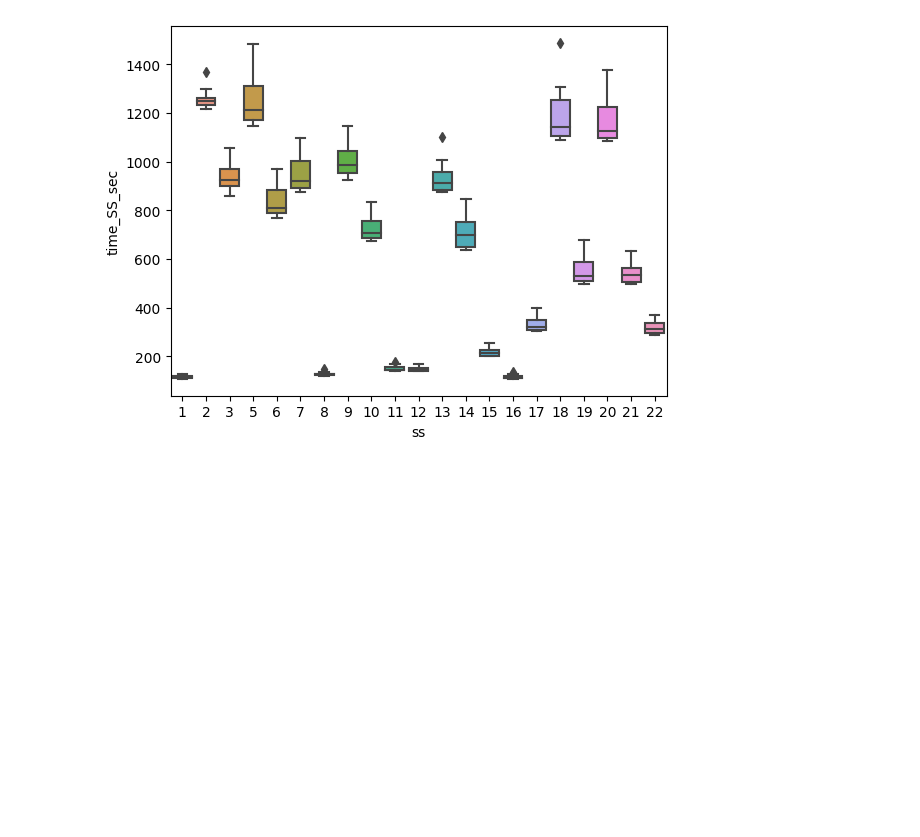
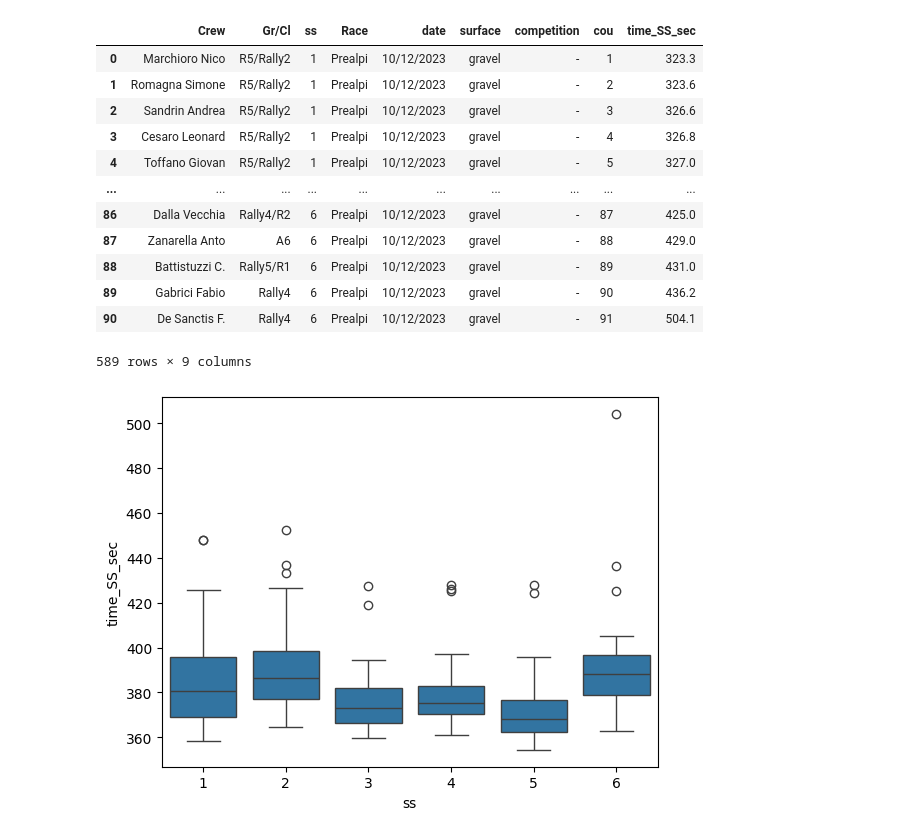
Before and after one commit to teneatis/results2023, a Jupyter notebook: otherRallies/prealpi2023/Prealpi.ipynb, the cells around one changed output. Cells and saved outputs as stored; diff of their text form; code cells hidden in the pictures; blank space fills up the shorter version.

```diff
--- a/otherRallies/prealpi2023/Prealpi.ipynb
+++ b/otherRallies/prealpi2023/Prealpi.ipynb
@@ -63,7 +61,7 @@ rally2023_stages['date'] = raceDate
 rally2023_stages['surface'] = surface
 rally2023_stages['competition'] = competition
 rally2023_stages['Crew'] = rally2023_stages['Crew'].str[:14]
-rally2023_stages['Gr/Cl'] = rally2023_stages['Gr/Cl'].str[:3]
+#rally2023_stages['Gr/Cl'] = rally2023_stages['Gr/Cl'].str[:3]
 rally2023_stages = rally2023_stages.sort_values(by=['Race', 'ss'])
 rally2023_stages['cou']= rally2023_stages.groupby(['Race', 'ss']).cumcount()+1
 rally2023_stages
@@ -84,5 +82,17 @@ rally2023_stages
 # %%
-rally2023_stageClass=rally2023_stages.drop(['No', 'Diff', 'Speed', 'ss_time', 'cou', 'date', 'surface', 'competition'], axis=1)
+rally2023_stageClass=rally2023_stages.drop(['No', 'Diff', 'Speed', 'ss_time', 'cou', 'date', 'surface', 'competition'], axis=1)rally2023_stages['surface'] = surface
+rally2023_stages['competition'] = competition
+rally2023_stages['Crew'] = rally2023_stages['Crew'].str[:14]
+#rally2023_stages['Gr/Cl'] = rally2023_stages['Gr/Cl'].str[:3]
+rally2023_stages = rally2023_stages.sort_values(by=['Race', 'ss'])
+rally2023_stages['cou']= rally2023_stages.groupby(['Race', 'ss']).cumcount()+1
+rally2023_stagesrally2023_stages['surface'] = surface
+rally2023_stages['competition'] = competition
+rally2023_stages['Crew'] = rally2023_stages['Crew'].str[:14]
+#rally2023_stages['Gr/Cl'] = rally2023_stages['Gr/Cl'].str[:3]
+rally2023_stages = rally2023_stages.sort_values(by=['Race', 'ss'])
+rally2023_stages['cou']= rally2023_stages.groupby(['Race', 'ss']).cumcount()+1
+rally2023_stages
 rally2023_stageTimes=rally2023_stages.drop(['No', 'Diff', 'Speed', 'cou', 'date', 'surface', 'competition', 'Pos.'], axis=1)
 rally2023_stageClass['Pos.'] = rally2023_stageClass['Pos.'].astype(str)
 rally2023_ClassView = rally2023_stageClass.set_index(['Crew','Gr/Cl','ss','Race'], drop=True).unstack('ss')
@@ -173,8 +185,8 @@ ss_times_F
 # %%
-Group = 'RC1'
-#ss_times_WRC = ss_times_F[ss_times_F['Gr/Cl'].str.contains(Group)]
-ss_times_WRC = ss_times_F[ss_times_F['Gr/Cl'].str.contains('|'.join(['RC1', 'RC2']))]
-#ss_times_WRC.to_csv(str(rallyname) + str(Group) + '.csv')
+Group = 'Rally4'
+ss_times_WRC = ss_times_F[ss_times_F['Gr/Cl'].str.contains(Group)]
+#ss_times_WRC = ss_times_F[ss_times_F['Gr/Cl'].str.contains('|'.join(['RC1', 'RC2']))]
+ss_times_WRC.to_csv(str(rallyname) + str(Group) + '.csv')
 ss_times_WRC.to_csv('test2.csv')
 # %%
 ss_times_F3 =ss_times_WRC.drop(['Gr/Cl','time_SS_sec','cou', 'ss'], axis=1)
@@ -212,8 +224,27 @@ plt.show()
 # %%
 bplt=sns.boxplot( y=ss_times_WRC["time_SS_sec"], x=ss_times_WRC["ss"])
-#plt.savefig("Boxplot_" + Group + ".png")
+#plt.savefig("Boxplot_" + Group + ".png")rally2023_stages['surface'] = surface
+rally2023_stages['competition'] = competition
+rally2023_stages['Crew'] = rally2023_stages['Crew'].str[:14]
+#rally2023_stages['Gr/Cl'] = rally2023_stages['Gr/Cl'].str[:3]
+rally2023_stages = rally2023_stages.sort_values(by=['Race', 'ss'])
+rally2023_stages['cou']= rally2023_stages.groupby(['Race', 'ss']).cumcount()+1
+rally2023_stages
 # %% [output]
+|  | Crew | Gr/Cl | ss | Race | date | surface | competition | cou | time_SS_sec |
+| 0 | Marchioro Nico | R5/Rally2 | 1 | Prealpi | 10/12/2023 | gravel | - | 1 | 323.3 |
+| 1 | Romagna Simone | R5/Rally2 | 1 | Prealpi | 10/12/2023 | gravel | - | 2 | 323.6 |
+| 2 | Sandrin Andrea | R5/Rally2 | 1 | Prealpi | 10/12/2023 | gravel | - | 3 | 326.6 |
+| 3 | Cesaro Leonard | R5/Rally2 | 1 | Prealpi | 10/12/2023 | gravel | - | 4 | 326.8 |
+| 4 | Toffano Giovan | R5/Rally2 | 1 | Prealpi | 10/12/2023 | gravel | - | 5 | 327.0 |
+| ... | ... | ... | ... | ... | ... | ... | ... | ... | ... |
+| 86 | Dalla Vecchia | Rally4/R2 | 6 | Prealpi | 10/12/2023 | gravel | - | 87 | 425.0 |
+| 87 | Zanarella Anto | A6 | 6 | Prealpi | 10/12/2023 | gravel | - | 88 | 429.0 |
+| 88 | Battistuzzi C. | Rally5/R1 | 6 | Prealpi | 10/12/2023 | gravel | - | 89 | 431.0 |
+| 89 | Gabrici Fabio | Rally4 | 6 | Prealpi | 10/12/2023 | gravel | - | 90 | 436.2 |
+| 90 | De Sanctis F. | Rally4 | 6 | Prealpi | 10/12/2023 | gravel | - | 91 | 504.1 |
+589 rows × 9 columns
-[figure, old version]
+[figure, new version]
 # %%
 #ss_times_F3
 fig,ax = plt.subplots()
```
Also changed, not shown: parts of 9 cells of this notebook, 10 other files.
